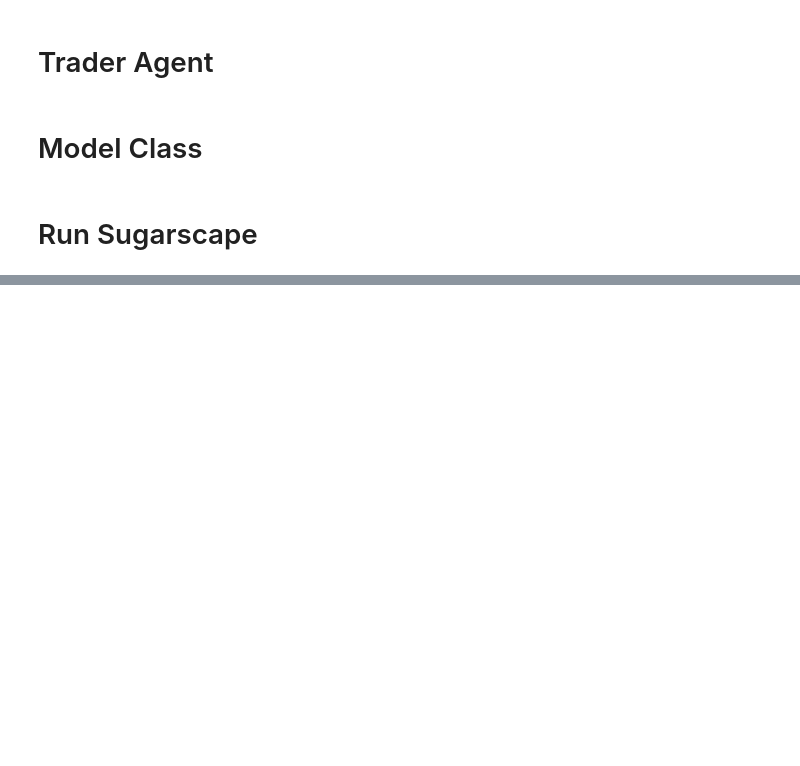
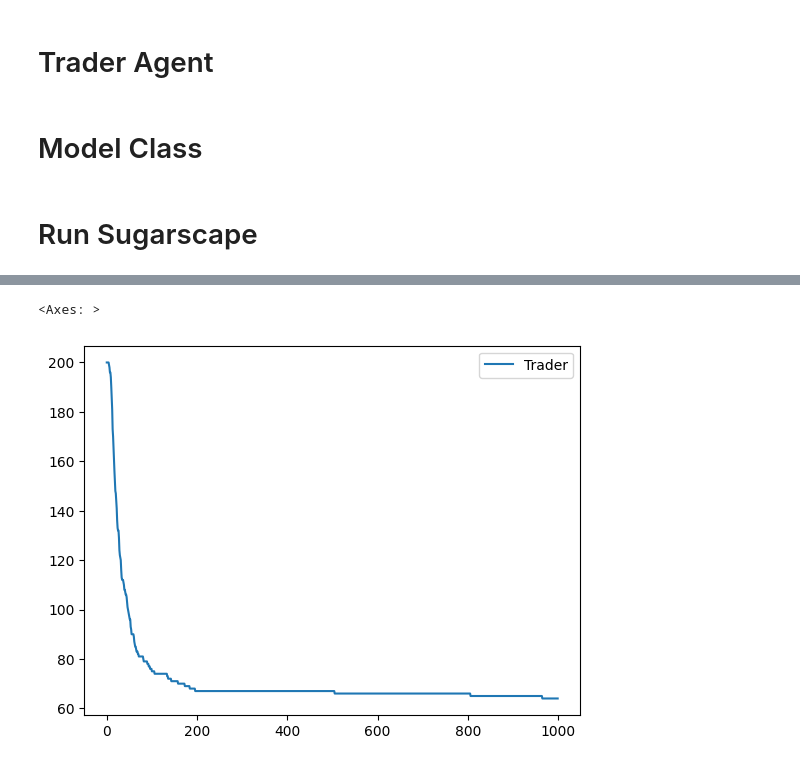
Before and after one commit to batemanrichard/ABMs_in_Python_with_Mesa, a Jupyter notebook: MesaTutorial.ipynb, the cells around one changed output, grey strips where cells are left out. Cells and saved outputs as stored; diff of their text form; code cells hidden in the pictures; blank space fills up the shorter version.

```diff
--- a/MesaTutorial.ipynb
+++ b/MesaTutorial.ipynb
@@ -236,6 +599,6 @@ class SugarscapeG1mt(mesa.Model):
 # Run Sugarscape
 # %%
 model = SugarscapeG1mt()
-model.run_model(step_count = 5)
+model.run_model()
 # %% [output]
 0
@@ -257,0 +640,4 @@ model.run_model(step_count = 5)
+# %%
+results = model.datacollector.get_model_vars_dataframe()
+
+results
@@ -257,0 +680,6 @@ model.run_model(step_count = 5)
+# %%
+# Plot number of agents per time step
+results.plot(y = "Trader", use_index = True)
+# %% [output]
+<Axes: >
+[figure, added]
```
Also changed, not shown: parts of 16 cells of this notebook.
